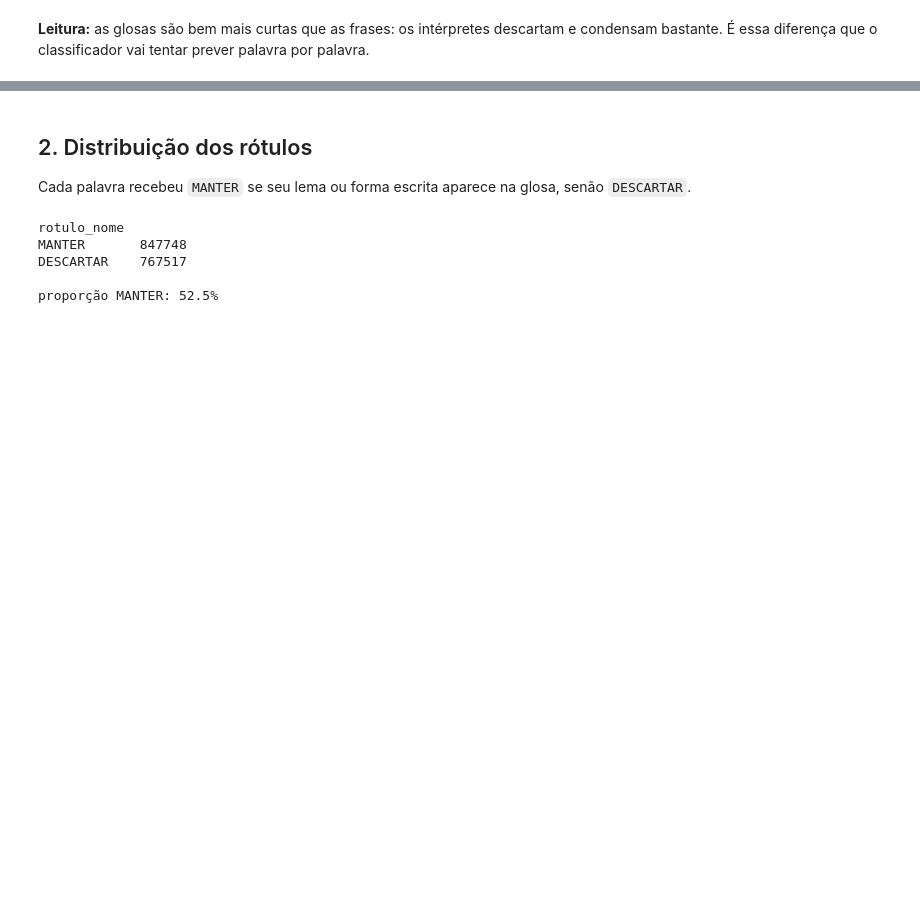
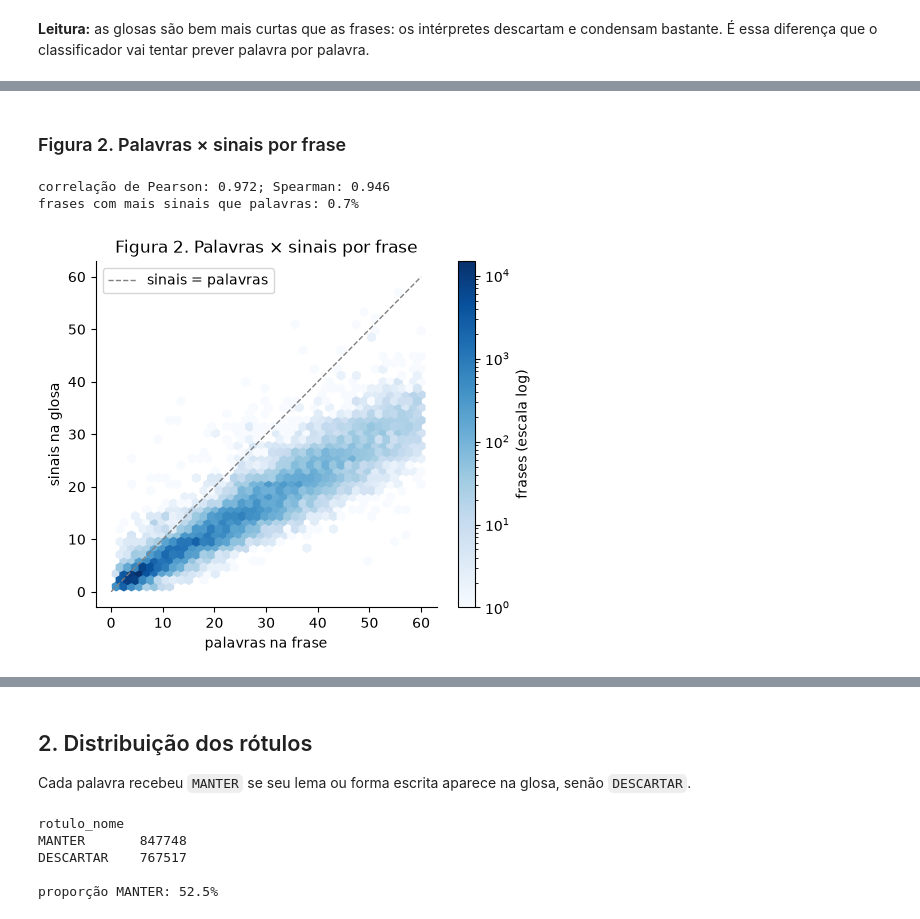
Before and after one commit to Carlosesposito22/Sinaliza, a Jupyter notebook: notebooks/01-eda-vlibrasbd.ipynb, the cells around one changed output, grey strips where cells are left out. Drawn from its saved outputs; the diff is of its cells as text; code cells hidden in the pictures; blank space fills up the shorter version.

```diff
--- a/notebooks/01-eda-vlibrasbd.ipynb
+++ b/notebooks/01-eda-vlibrasbd.ipynb
@@ -55,0 +66,7 @@ plt.tight_layout()
+# %%
+frases["compressao"] = frases["n_sinais"] / frases["n_palavras"]
+desc = frases[["n_palavras", "n_sinais", "compressao"]].describe(percentiles=[.25, .5, .75, .95]).T
+desc["assimetria"] = frases[["n_palavras", "n_sinais", "compressao"]].skew()
+print("Frases (n = %d)" % len(frases)); display(desc.round(2))
+por_dom = frases.groupby(frases.governo.map({False: "geral", True: "governo"}))[["n_palavras", "n_sinais", "compressao"]].agg(["mean", "std", "median"])
+print("Por domínio"); display(por_dom.round(2))
@@ -55,0 +115,16 @@ plt.tight_layout()
+# %% [markdown]
+### Figura 2. Palavras × sinais por frase
+# %%
+fig, ax = plt.subplots(figsize=(5.5, 4.5))
+amostra = frases[(frases.n_palavras <= 60) & (frases.n_sinais <= 60)]
+hb = ax.hexbin(amostra.n_palavras, amostra.n_sinais, gridsize=40, bins="log", cmap="Blues", mincnt=1)
+ax.plot([0, 60], [0, 60], color="gray", ls="--", lw=1, label="sinais = palavras")
+ax.set_xlabel("palavras na frase"); ax.set_ylabel("sinais na glosa"); ax.legend(loc="upper left")
+fig.colorbar(hb, label="frases (escala log)"); ax.set_title("Figura 2. Palavras × sinais por frase")
+salvar("02-palavras-x-sinais")
+print(f"correlação de Pearson: {frases.n_palavras.corr(frases.n_sinais):.3f}; Spearman: {frases.n_palavras.corr(frases.n_sinais, method='spearman'):.3f}")
+print(f"frases com mais sinais que palavras: {(frases.n_sinais > frases.n_palavras).mean():.1%}")
+# %% [output]
+correlação de Pearson: 0.972; Spearman: 0.946
+frases com mais sinais que palavras: 0.7%
+[figure, added]
```
Also changed, not shown: parts of 25 cells of this notebook, 9 other files.
